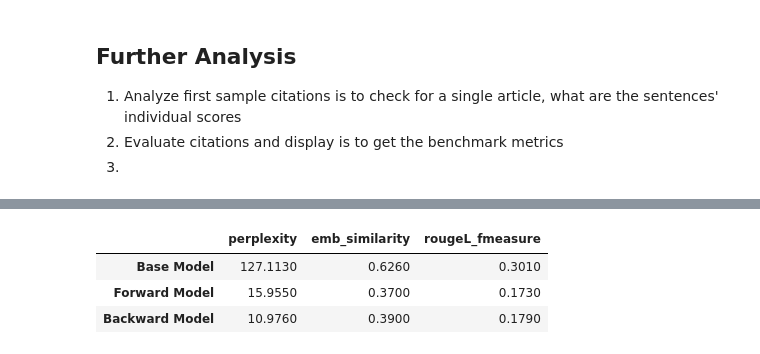
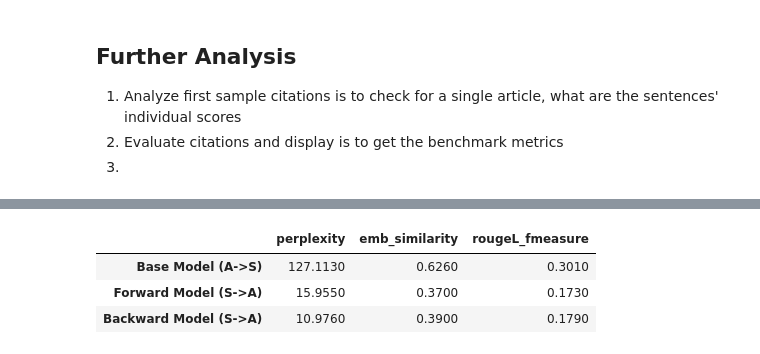
Before and after one commit to strivn/idl-project, a Jupyter notebook: scoring_citation_experiment.ipynb, the cells around one changed output, grey strips where cells are left out. Cells and saved outputs as stored; diff of their text form; code cells hidden in the pictures.

```diff
--- a/scoring_citation_experiment.ipynb
+++ b/scoring_citation_experiment.ipynb
@@ -802,27 +802,27 @@ display_df
 # %%
 df = pd.DataFrame(display_df)
 
 # Create three separate dataframes - one for each model type
 base_metrics = {col.replace('base_', ''): df[col].mean() for col in df.columns
               if col.startswith('base_') and col != 'base_citation'}
 
 ba_metrics = {col.replace('ba_', ''): df[col].mean() for col in df.columns
               if col.startswith('ba_') and col != 'ba_citation'}
 
 fo_metrics = {col.replace('fo_', ''): df[col].mean() for col in df.columns
               if col.startswith('fo_') and col != 'fo_citation'}
 
 # Combine into single comparison dataframe
 comparison = pd.DataFrame({
-    'Base Model': base_metrics,
-    'Forward Model': fo_metrics,
-    'Backward Model': ba_metrics,
+    'Base Model (A->S)': base_metrics,
+    'Forward Model (S->A)': fo_metrics,
+    'Backward Model (S->A)': ba_metrics,
 })
 
 # Display the properly formatted comparison
 comparison.round(3).T
 # %% [output]
 |  | perplexity | emb_similarity | rougeL_fmeasure |
-| Base Model | 127.1130 | 0.6260 | 0.3010 |
-| Forward Model | 15.9550 | 0.3700 | 0.1730 |
-| Backward Model | 10.9760 | 0.3900 | 0.1790 |
+| Base Model (A->S) | 127.1130 | 0.6260 | 0.3010 |
+| Forward Model (S->A) | 15.9550 | 0.3700 | 0.1730 |
+| Backward Model (S->A) | 10.9760 | 0.3900 | 0.1790 |
```
Also changed, not shown: parts of 1 cell of this notebook, 1 other file.
